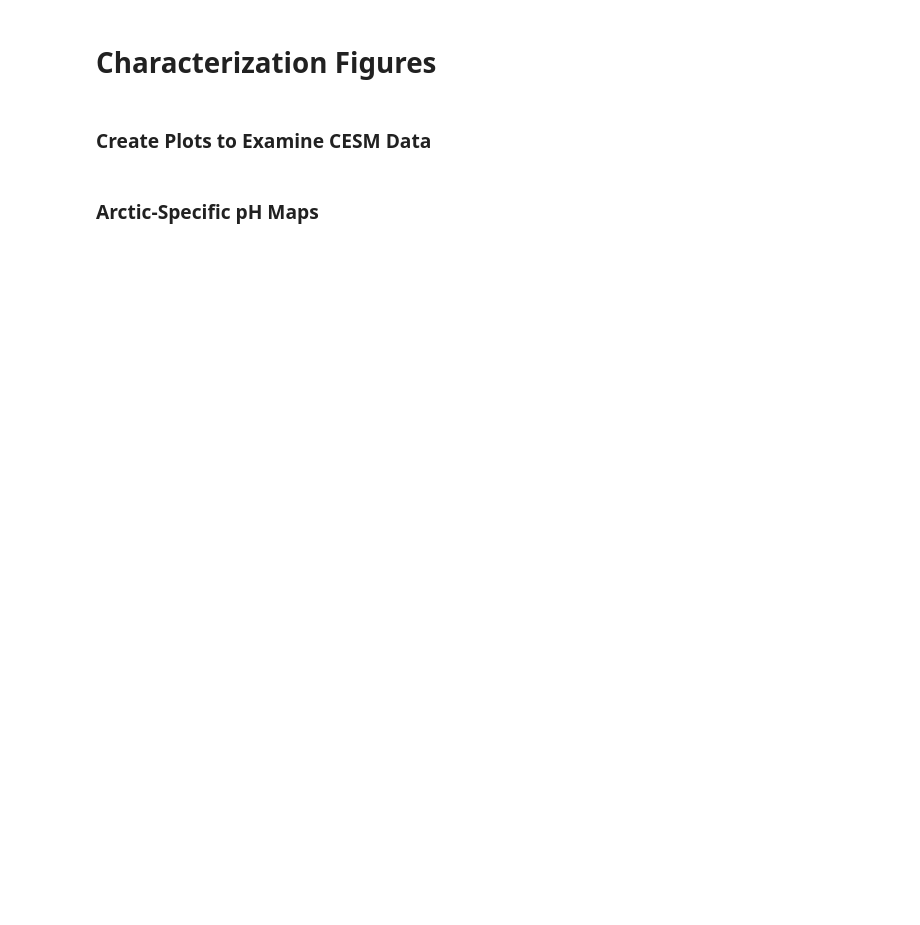
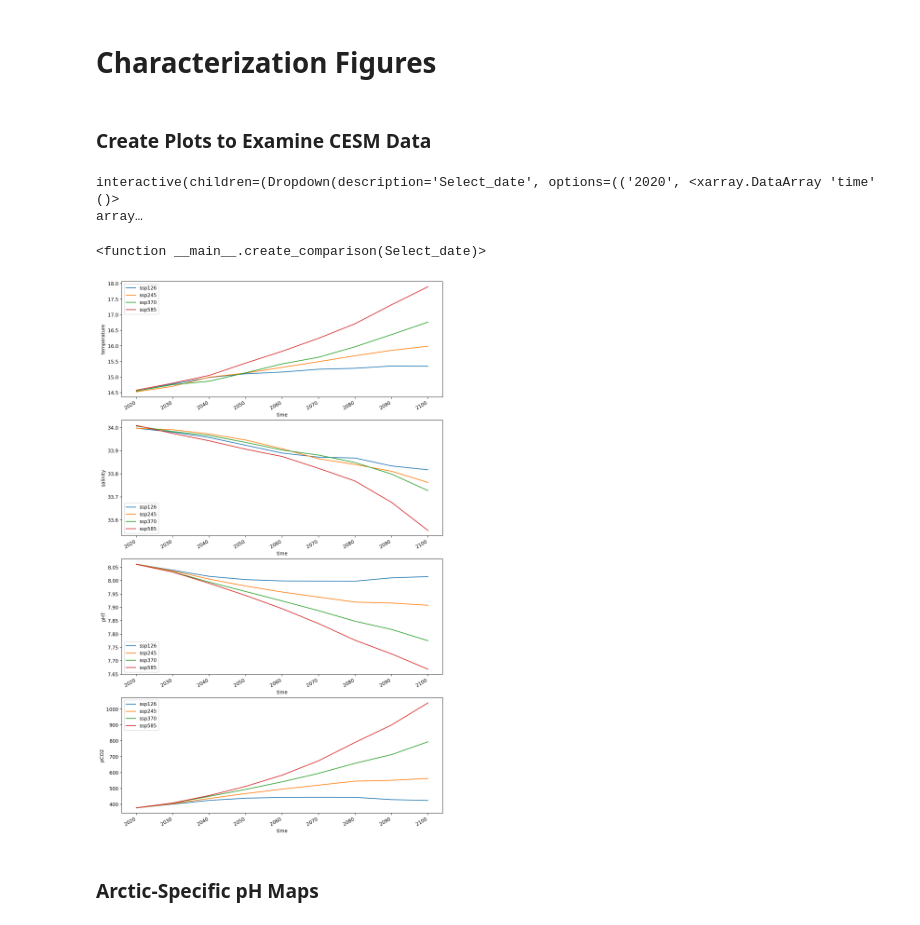
Before and after one commit to juliasimpson97/rces-final-project, a Jupyter notebook: final_project.ipynb, the cells around one changed output. Drawn from its saved outputs; the diff is of its cells as text; code cells hidden in the pictures; blank space fills up the shorter version.

Commit message:
repaired coords and plots

```diff
--- a/final_project.ipynb
+++ b/final_project.ipynb
@@ -147,9 +147,7 @@ for scenario in scenarios:
     latitude = cesm[scenario]['latitude'][:,1].rename({'lat': 'latitude'})
     cesm[scenario] = cesm[scenario].drop(['longitude', 'latitude']).rename({'lat': 'latitude', 'lon': 'longitude'})
     cesm[scenario] = cesm[scenario].assign_coords(longitude=longitude).assign_coords(latitude=latitude)
-  #  cesm[scenario] = cesm[scenario].assign_coords(longitude=(cesm[scenario].longitude-20.5)) #converts from odd [20.5:1:379.5] degree longitude scale to 0 to 359
-    cesm[scenario] = cesm[scenario].assign_coords(longitude=(((cesm[scenario].longitude+180-20.5)%360)-180)) #converts from 0 to 359 to -180 to 179
-   # cesm[scenario] = cesm[scenario].assign_coords(longitude=(cesm[scenario].longitude-20.5))
+    cesm[scenario] = cesm[scenario].assign_coords(longitude=(((cesm[scenario].longitude+180)%360)-180)) # wraps from 20 to 380 to -180 to 179
     cesm[scenario] = cesm[scenario].sortby(cesm[scenario].longitude)
     cesm[scenario]['time'] = pd.to_datetime(cesm[scenario].time, format='%Y')
 # %%
@@ -261,17 +328,26 @@ def create_comparison_normal(Select_date):
     ax2.set_title('Global pH under High Emission Scenario')
   #  ax2.coastlines()
 # %%
-widgets.interact(create_comparison_normal,Select_date=merged_dates)
+widgets.interact(create_comparison,Select_date=merged_dates)
+# %% [output]
+interactive(children=(Dropdown(description='Select_date', options=(('2020', <xarray.DataArray 'time' ()>
+array…
+<function __main__.create_comparison(Select_date)>
 # %%
 fig, axes = plt.subplots(figsize=(12,20),nrows=4)
 ax0, ax1, ax2, ax3 = axes
 for scenario in scenarios:
 #    plt.legend()
     cesm[scenario].temperature.mean(dim=('latitude','longitude')).plot(ax=ax0,label=scenario)
+    ax0.legend()
     cesm[scenario].salinity.mean(dim=('latitude','longitude')).plot(ax=ax1,label=scenario)
+    ax1.legend(loc='lower left') #have to do distinctly because building different plot/legend, also move to lower left for more consistency
     cesm[scenario].pHT.mean(dim=('latitude','longitude')).plot(ax=ax2,label=scenario)
+    ax2.legend(loc='lower left')
     cesm[scenario].pCO2.mean(dim=('latitude','longitude')).plot(ax=ax3,label=scenario)
-    plt.legend()
+    ax3.legend()
+# %% [output]
+[figure, added]
 # %% [markdown]
 ### Arctic-Specific pH Maps
 # %%
```
Also changed, not shown: parts of 24 cells of this notebook.
